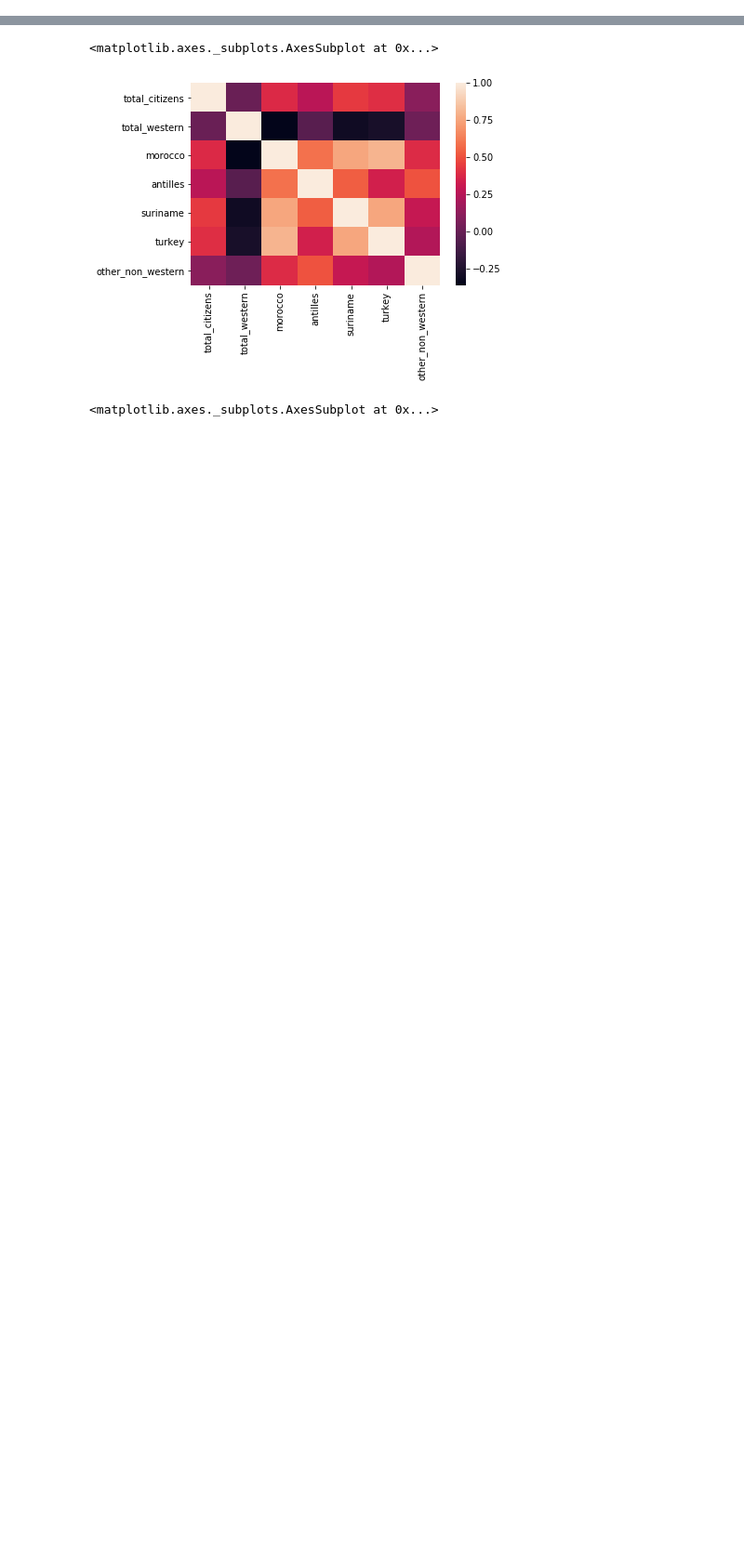
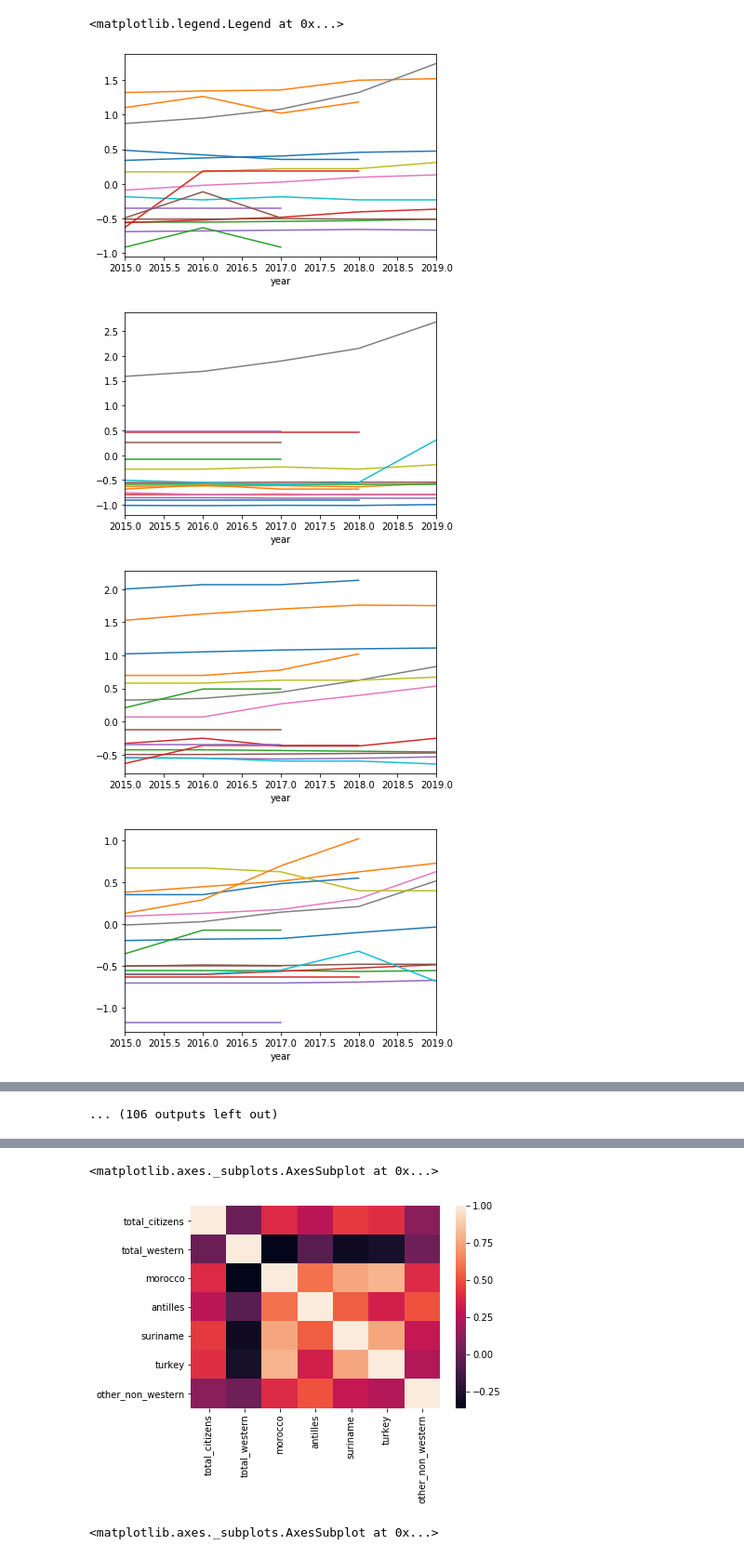
Before and after one commit to J-h-V/OpenDataDenHaag, a Jupyter notebook: DatasetCBS.ipynb, the cells around one changed output, grey strips where cells are left out. Shown at 93% size. Drawn from its saved outputs; the diff is of its cells as text; code cells hidden in the pictures; blank space fills up the shorter version.

Commit message:
Change plots per neighborhood

```diff
--- a/DatasetCBS.ipynb
+++ b/DatasetCBS.ipynb
@@ -23,6 +24,12 @@ dh_buurt_data_16 = buurt_data_16[(buurt_data_16["Gemeentenaam_1"]=="'s-Gravenhag
 dh_buurt_data_17 = buurt_data_17[(buurt_data_17["Gemeentenaam_1"]=="'s-Gravenhage                           ") & (buurt_data_17["SoortRegio_2"]=="Buurt     ")]
 dh_buurt_data_18 = buurt_data_18[(buurt_data_18["Gemeentenaam_1"]=="'s-Gravenhage                           ") & (buurt_data_18["SoortRegio_2"]=="Buurt     ")]
 dh_buurt_data_19 = buurt_data_19[(buurt_data_19["Gemeentenaam_1"]=="'s-Gravenhage                           ") & (buurt_data_19["SoortRegio_2"]=="Buurt     ")]
+# %%
+total_dh_15 = dh_buurt_data_15[['WijkenEnBuurten','AantalInwoners_5','WestersTotaal_17','Marokko_19','NederlandseAntillenEnAruba_20','Suriname_21','Turkije_22','OverigNietWesters_23','GemiddeldeWoningwaarde_35','Koopwoningen_40','HuurwoningenTotaal_41','GIHandelEnHoreca_81','RUCultuurRecreatieOverigeDiensten_85','AfstandTotHuisartsenpraktijk_95','AfstandTotGroteSupermarkt_96','AfstandTotKinderdagverblijf_97','AfstandTotSchool_98']].rename(columns={'WijkenEnBuurten':'buurtname','AantalInwoners_5':'total_citizens','WestersTotaal_17':'total_western','Marokko_19':'morocco','NederlandseAntillenEnAruba_20':'antilles','Suriname_21':'suriname','Turkije_22':'turkey','OverigNietWesters_23':'other_non_western','GemiddeldeWoningwaarde_35':'avg_housevalue','Koopwoningen_40':'owned_houses','HuurwoningenTotaal_41':'rent_houses','GIHandelEnHoreca_81':'horeca_biz','RUCultuurRecreatieOverigeDiensten_85':'recreation_biz','AfstandTotHuisartsenpraktijk_95':'dist_GP','AfstandTotGroteSupermarkt_96':'dist_super','AfstandTotKinderdagverblijf_97':'dist_nursery','AfstandTotSchool_98':'dist_school'}, errors="raise").set_index("buurtname")
+total_dh_16 = dh_buurt_data_16[['WijkenEnBuurten','AantalInwoners_5','WestersTotaal_17','Marokko_19','NederlandseAntillenEnAruba_20','Suriname_21','Turkije_22','OverigNietWesters_23','GemiddeldeWoningwaarde_35','Koopwoningen_40','HuurwoningenTotaal_41','GIHandelEnHoreca_81','RUCultuurRecreatieOverigeDiensten_85','AfstandTotHuisartsenpraktijk_95','AfstandTotGroteSupermarkt_96','AfstandTotKinderdagverblijf_97','AfstandTotSchool_98']].rename(columns={'WijkenEnBuurten':'buurtname','AantalInwoners_5':'total_citizens','WestersTotaal_17':'total_western','Marokko_19':'morocco','NederlandseAntillenEnAruba_20':'antilles','Suriname_21':'suriname','Turkije_22':'turkey','OverigNietWesters_23':'other_non_western','GemiddeldeWoningwaarde_35':'avg_housevalue','Koopwoningen_40':'owned_houses','HuurwoningenTotaal_41':'rent_houses','GIHandelEnHoreca_81':'horeca_biz','RUCultuurRecreatieOverigeDiensten_85':'recreation_biz','AfstandTotHuisartsenpraktijk_95':'dist_GP','AfstandTotGroteSupermarkt_96':'dist_super','AfstandTotKinderdagverblijf_97':'dist_nursery','AfstandTotSchool_98':'dist_school'}, errors="raise").set_index("buurtname")
+total_dh_17 = dh_buurt_data_17[['WijkenEnBuurten','AantalInwoners_5','WestersTotaal_17','Marokko_19','NederlandseAntillenEnAruba_20','Suriname_21','Turkije_22','OverigNietWesters_23','GemiddeldeWoningwaarde_35','Koopwoningen_40','HuurwoningenTotaal_41','GIHandelEnHoreca_81','RUCultuurRecreatieOverigeDiensten_85','AfstandTotHuisartsenpraktijk_94','AfstandTotGroteSupermarkt_95','AfstandTotKinderdagverblijf_96','AfstandTotSchool_97']].rename(columns={'WijkenEnBuurten':'buurtname','AantalInwoners_5':'total_citizens','WestersTotaal_17':'total_western','Marokko_19':'morocco','NederlandseAntillenEnAruba_20':'antilles','Suriname_21':'suriname','Turkije_22':'turkey','OverigNietWesters_23':'other_non_western','GemiddeldeWoningwaarde_35':'avg_housevalue','Koopwoningen_40':'owned_houses','HuurwoningenTotaal_41':'rent_houses','GIHandelEnHoreca_81':'horeca_biz','RUCultuurRecreatieOverigeDiensten_85':'recreation_biz','AfstandTotHuisartsenpraktijk_94':'dist_GP','AfstandTotGroteSupermarkt_95':'dist_super','AfstandTotKinderdagverblijf_96':'dist_nursery','AfstandTotSchool_97':'dist_school'}, errors="raise").set_index("buurtname")
+total_dh_18 = dh_buurt_data_18[['WijkenEnBuurten','AantalInwoners_5','WestersTotaal_17','Marokko_19','NederlandseAntillenEnAruba_20','Suriname_21','Turkije_22','OverigNietWesters_23','GemiddeldeWoningwaarde_35','Koopwoningen_40','HuurwoningenTotaal_41','GIHandelEnHoreca_84','RUCultuurRecreatieOverigeDiensten_88','AfstandTotHuisartsenpraktijk_95','AfstandTotGroteSupermarkt_96','AfstandTotKinderdagverblijf_97','AfstandTotSchool_98']].rename(columns={'WijkenEnBuurten':'buurtname','AantalInwoners_5':'total_citizens','WestersTotaal_17':'total_western','Marokko_19':'morocco','NederlandseAntillenEnAruba_20':'antilles','Suriname_21':'suriname','Turkije_22':'turkey','OverigNietWesters_23':'other_non_western','GemiddeldeWoningwaarde_35':'avg_housevalue','Koopwoningen_40':'owned_houses','HuurwoningenTotaal_41':'rent_houses','GIHandelEnHoreca_84':'horeca_biz','RUCultuurRecreatieOverigeDiensten_88':'recreation_biz','AfstandTotHuisartsenpraktijk_95':'dist_GP','AfstandTotGroteSupermarkt_96':'dist_super','AfstandTotKinderdagverblijf_97':'dist_nursery','AfstandTotSchool_98':'dist_school'}, errors="raise").set_index("buurtname")
+total_dh_19 = dh_buurt_data_19[['WijkenEnBuurten','AantalInwoners_5','WestersTotaal_17','Marokko_19','NederlandseAntillenEnAruba_20','Suriname_21','Turkije_22','OverigNietWesters_23','GemiddeldeWoningwaarde_35','Koopwoningen_40','HuurwoningenTotaal_41','GIHandelEnHoreca_84','RUCultuurRecreatieOverigeDiensten_88','AfstandTotHuisartsenpraktijk_95','AfstandTotGroteSupermarkt_96','AfstandTotKinderdagverblijf_97','AfstandTotSchool_98']].rename(columns={'WijkenEnBuurten':'buurtname','AantalInwoners_5':'total_citizens','WestersTotaal_17':'total_western','Marokko_19':'morocco','NederlandseAntillenEnAruba_20':'antilles','Suriname_21':'suriname','Turkije_22':'turkey','OverigNietWesters_23':'other_non_western','GemiddeldeWoningwaarde_35':'avg_housevalue','Koopwoningen_40':'owned_houses','HuurwoningenTotaal_41':'rent_houses','GIHandelEnHoreca_84':'horeca_biz','RUCultuurRecreatieOverigeDiensten_88':'recreation_biz','AfstandTotHuisartsenpraktijk_95':'dist_GP','AfstandTotGroteSupermarkt_96':'dist_super','AfstandTotKinderdagverblijf_97':'dist_nursery','AfstandTotSchool_98':'dist_school'}, errors="raise").set_index("buurtname")
 # %%
 amenities_dh_15 = dh_buurt_data_15[['WijkenEnBuurten','GemiddeldeWoningwaarde_35','Koopwoningen_40','HuurwoningenTotaal_41','GIHandelEnHoreca_81','RUCultuurRecreatieOverigeDiensten_85','AfstandTotHuisartsenpraktijk_95','AfstandTotGroteSupermarkt_96','AfstandTotKinderdagverblijf_97','AfstandTotSchool_98']].rename(columns={'WijkenEnBuurten':'buurtname','GemiddeldeWoningwaarde_35':'avg_housevalue','Koopwoningen_40':'owned_houses','HuurwoningenTotaal_41':'rent_houses','GIHandelEnHoreca_81':'horeca_biz','RUCultuurRecreatieOverigeDiensten_85':'recreation_biz','AfstandTotHuisartsenpraktijk_95':'dist_GP','AfstandTotGroteSupermarkt_96':'dist_super','AfstandTotKinderdagverblijf_97':'dist_nursery','AfstandTotSchool_98':'dist_school'}, errors="raise").set_index("buurtname")
 amenities_dh_16 = dh_buurt_data_16[['WijkenEnBuurten','GemiddeldeWoningwaarde_35','Koopwoningen_40','HuurwoningenTotaal_41','GIHandelEnHoreca_81','RUCultuurRecreatieOverigeDiensten_85','AfstandTotHuisartsenpraktijk_95','AfstandTotGroteSupermarkt_96','AfstandTotKinderdagverblijf_97','AfstandTotSchool_98']].rename(columns={'WijkenEnBuurten':'buurtname','GemiddeldeWoningwaarde_35':'avg_housevalue','Koopwoningen_40':'owned_houses','HuurwoningenTotaal_41':'rent_houses','GIHandelEnHoreca_81':'horeca_biz','RUCultuurRecreatieOverigeDiensten_85':'recreation_biz','AfstandTotHuisartsenpraktijk_95':'dist_GP','AfstandTotGroteSupermarkt_96':'dist_super','AfstandTotKinderdagverblijf_97':'dist_nursery','AfstandTotSchool_98':'dist_school'}, errors="raise").set_index("buurtname")
@@ -58,0 +49,13 @@ citizens_dh
+# %%
+total_dh = pd.concat([total_dh_15,total_dh_16,total_dh_17,total_dh_18,total_dh_19], keys=[2015,2016,2017,2018,2019])
+# %%
+normalized_total_dh= (total_dh-total_dh.mean())/total_dh.std()
+# %%
+normalized_total_dh.reset_index().rename(columns={"level_0":"year"}).groupby("buurtname").plot(x="year",legend=(None))
+plt.legend(bbox_to_anchor=(1.04,1), loc="upper left")
+# %% [output]
+<matplotlib.legend.Legend at 0x...>
+[figure, added]
+[figure, added]
+[figure, added]
+[figure, added]
@@ -59,3 +69,4 @@ citizens_dh
+... (106 outputs left out)
 # %%
 citizens_dh["total_western"] = citizens_dh["total_western"] / citizens_dh["total_citizens"]
 citizens_dh["morocco"] = citizens_dh["morocco"] / citizens_dh["total_citizens"]
```
Also changed, not shown: parts of 5 cells of this notebook.
